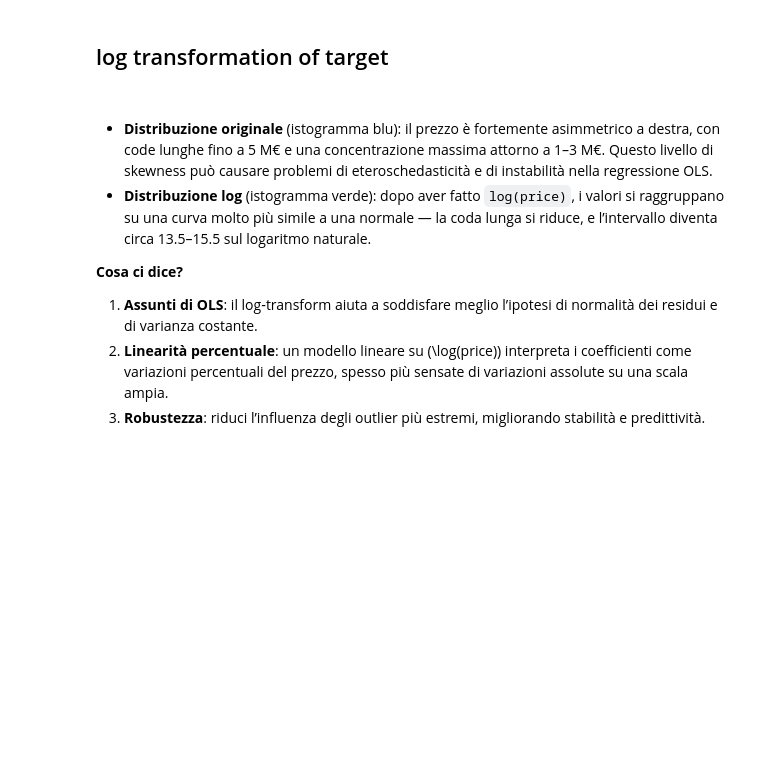
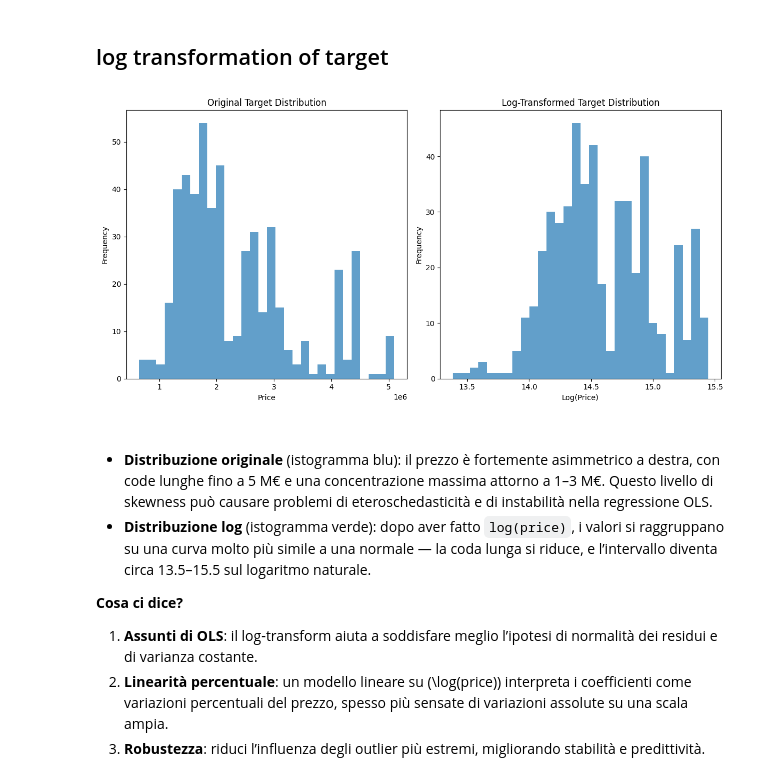
Before and after one commit to aminb00/StatisticalLearningProject, a Jupyter notebook: AircraftPRICE project/DataPreparation.ipynb, the cells around one changed output. Saved outputs shown, nothing was run; the diff lists cells and outputs as text; code cells hidden in the pictures; blank space fills up the shorter version.

```diff
--- a/AircraftPRICE project/DataPreparation.ipynb
+++ b/AircraftPRICE project/DataPreparation.ipynb
@@ -128,19 +225,31 @@ plt.show()
 # %% [markdown]
 ## log transformation of target
 # %%
-import numpy as np
-
-## faccio log del target e confronto con target originale
+# Log-transform the target variable and compare it with the original target distribution
 target = 'price'
 log_target = np.log(data[target])
+
+# Plot the original and log-transformed target distributions
 plt.figure(figsize=(12, 6))
+
+# Original target distribution
 plt.subplot(1, 2, 1)
-plt.hist(data[target], bins=30, color='blue', alpha=0.7)
-plt.title('Distribuzione originale del target')
+plt.hist(data[target], bins=30, alpha=0.7)
+plt.title('Original Target Distribution')
+plt.xlabel('Price')
+plt.ylabel('Frequency')
+
+# Log-transformed target distribution
 plt.subplot(1, 2, 2)
-plt.hist(log_target, bins=30, color='green', alpha=0.7)
-plt.title('Distribuzione log del target')
+plt.hist(log_target, bins=30, alpha=0.7)
+plt.title('Log-Transformed Target Distribution')
+plt.xlabel('Log(Price)')
+plt.ylabel('Frequency')
+
+plt.tight_layout()
 plt.show()
+# %% [output]
+[figure, added]
 # %% [markdown]
 #
 - **Distribuzione originale** (istogramma blu): il prezzo è fortemente asimmetrico a destra, con code lunghe fino a 5 M€ e una concentrazione massima attorno a 1–3 M€. Questo livello di skewness può causare problemi di eteroschedasticità e di instabilità nella regressione OLS.
```
Also changed, not shown: parts of 33 cells of this notebook, 6 other files.
